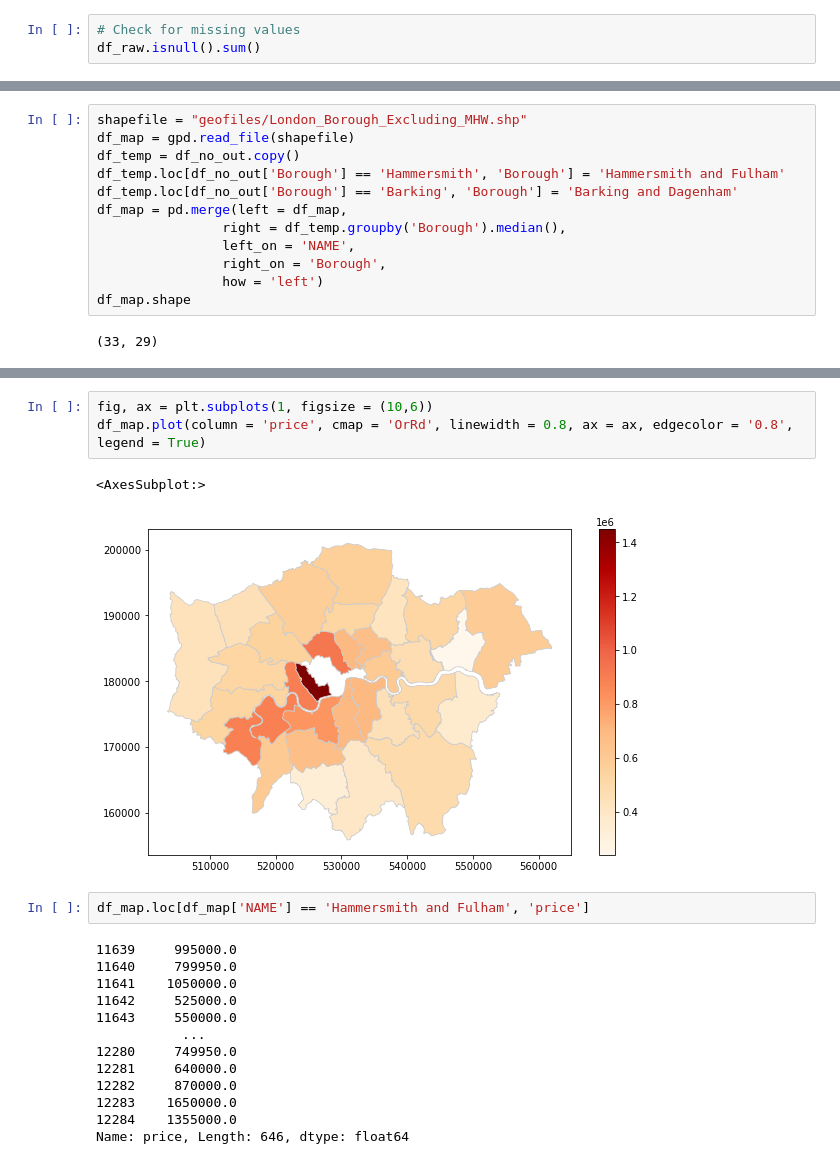
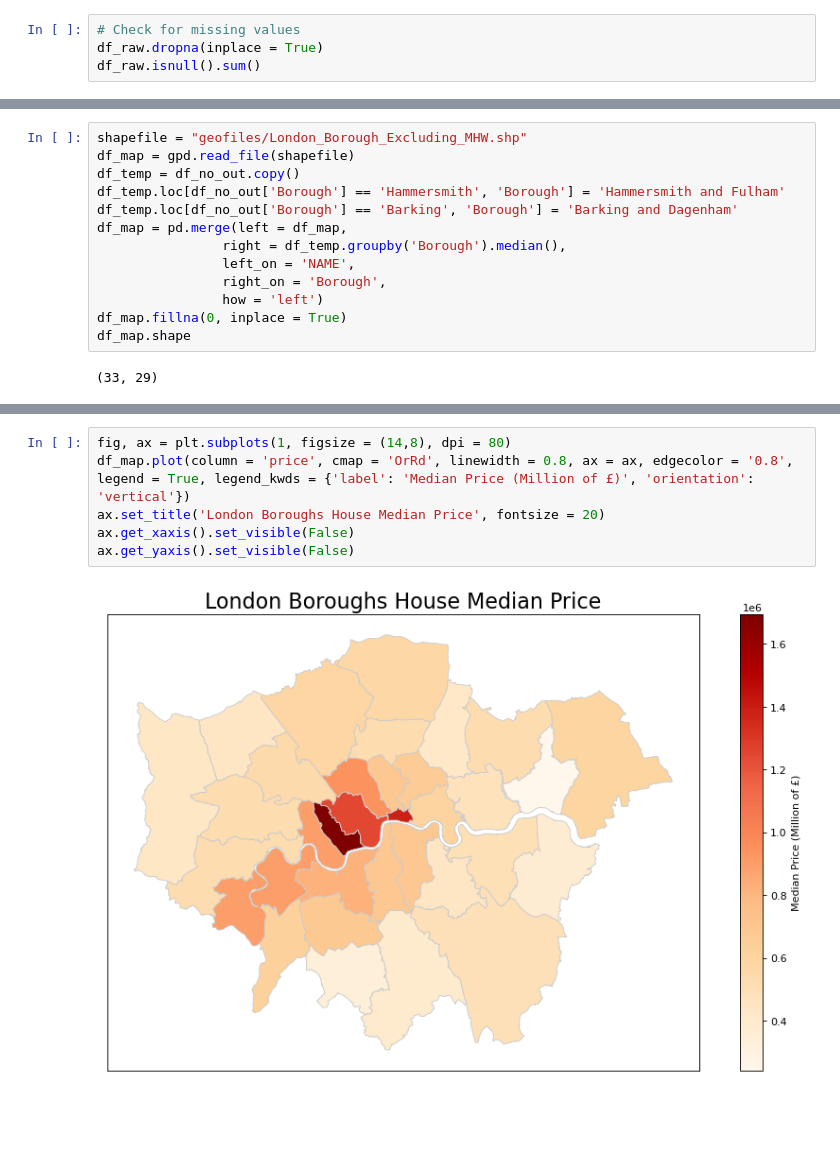
Before and after one commit to diequies/zoopla_houses, a Jupyter notebook: EDA/EDA.ipynb, the cells around one changed output, grey strips where cells are left out. Cells and saved outputs as stored; diff of their text form; blank space fills up the shorter version.

```diff
--- a/EDA/EDA.ipynb
+++ b/EDA/EDA.ipynb
@@ -29,6 +29,7 @@ display(df_raw.sample(5))
 ## 2. Basic Checks
 # %%
 # Check for missing values
+df_raw.dropna(inplace = True)
 df_raw.isnull().sum()
 # %% [output]
 Borough                         0
@@ -164,6 +174,7 @@ df_map = pd.merge(left = df_map,
                 left_on = 'NAME',
                 right_on = 'Borough',
                 how = 'left')
+df_map.fillna(0, inplace = True)
 df_map.shape
 # %% [output]
 (33, 29)
@@ -197,21 +181,8 @@ df_map
 # %%
-fig, ax = plt.subplots(1, figsize = (10,6))
-df_map.plot(column = 'price', cmap = 'OrRd', linewidth = 0.8, ax = ax, edgecolor = '0.8', legend = True)
+fig, ax = plt.subplots(1, figsize = (14,8), dpi = 80)
+df_map.plot(column = 'price', cmap = 'OrRd', linewidth = 0.8, ax = ax, edgecolor = '0.8', legend = True, legend_kwds = {'label': 'Median Price (Million of £)', 'orientation': 'vertical'})
+ax.set_title('London Boroughs House Median Price', fontsize = 20)
+ax.get_xaxis().set_visible(False)
+ax.get_yaxis().set_visible(False)
 # %% [output]
-<AxesSubplot:>
-[figure, old version]
+[figure, new version]
-# %%
-df_map.loc[df_map['NAME'] == 'Hammersmith and Fulham', 'price']
-# %% [output]
-11639     995000.0
-11640     799950.0
-11641    1050000.0
-11642     525000.0
-11643     550000.0
-           ...
-12280     749950.0
-12281     640000.0
-12282     870000.0
-12283    1650000.0
-12284    1355000.0
-Name: price, Length: 646, dtype: float64
```
Also changed, not shown: parts of 10 cells of this notebook, 5 other files.
